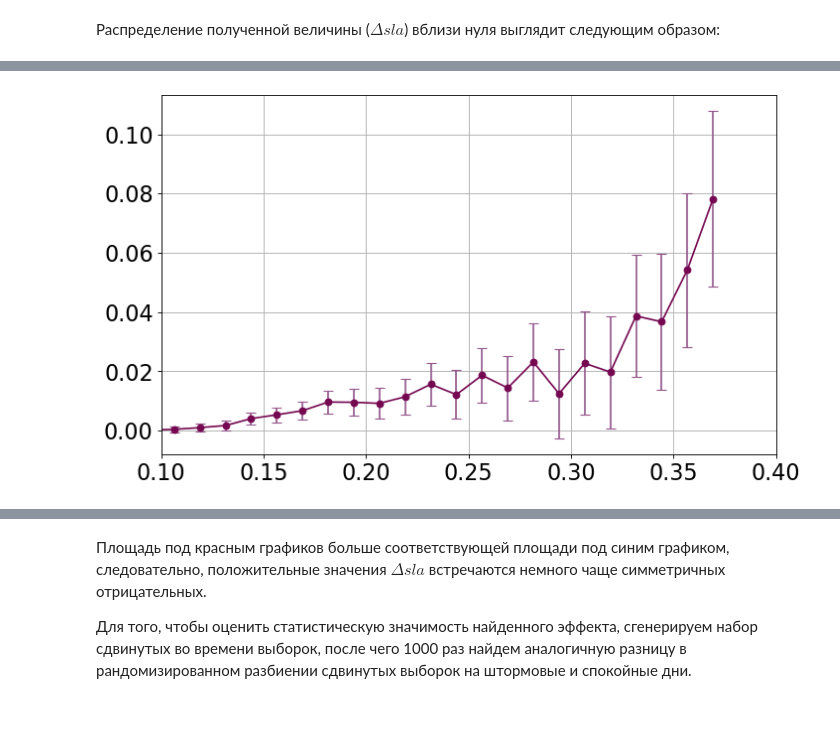
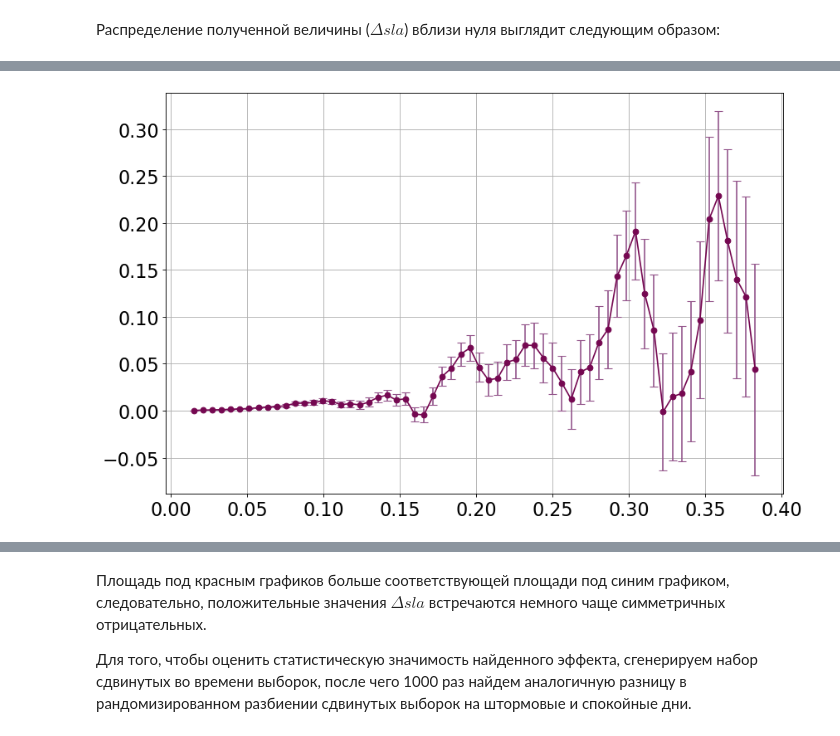
Before and after one commit to ebsamorodova/SlaAndWindProject, a Jupyter notebook: GetSubsetsProbabilityDifference.ipynb, the cells around one changed output, grey strips where cells are left out. Cells and saved outputs as stored; diff of their text form; code cells hidden in the pictures.

Commit message:
Update result pictures

```diff
--- a/GetSubsetsProbabilityDifference.ipynb
+++ b/GetSubsetsProbabilityDifference.ipynb
@@ -6,7 +6,7 @@ import matplotlib.pyplot as plt
 
 SUBSET_LEN = 11
 SHIFT_RECORDS = 16 # 0 или конец выборки + 6
-storm_wind_speed = 10 # [10 / 1.5, 10, 10 * 1.5]
+storm_wind_speed = 15 # [10 / 1.5, 10, 10 * 1.5]
 DPI = 80
 FIGSIZE, FIGSIZE_LONG = (10, 6), (12, 6)
 plt.rc('xtick', labelsize=20)
@@ -152,26 +151,20 @@ delta_6_7 = np.loadtxt("delta_{}.txt".format(6.7), dtype=float)
 # %%
-test_x = x[(x >= 0) & (x <= 0.4)]
 test_red = y[(x >= 0) & (x <= 0.4)]
 test_x_reverse = np.flip(x[(x < 0) & (x >= -0.4)])
 test_blue_reverse = np.flip(y[(x < 0) & (x >= -0.4)])
 
-assert(len(test_x) == len(test_x_reverse))
-assert(len(test_x) == len(test_red))
-assert(len(test_red) == len(test_blue_reverse))
+x_hist = x[(x >= 0) & (x <= 0.4)]
+y_hist_minus = test_red - test_blue_reverse
+y_hist_plus = test_red + test_blue_reverse
 
-eps = 1e-15
-mean_y = []
-mean_x = []
-for i in range(2, len(test_x) - 2):
+estimate_error = []
+for i in range(2, len(x_hist) - 2):
     sla_diff_expectation = 0.0
-    sum_density = 0.0
-    for j in range(i - 2, i + 3):
-        sla_diff_expectation += (test_red[j] - test_blue_reverse[j]) * test_x[j]
-        sum_density += test_red[j] + test_blue_reverse[j]
-    assert(abs(test_x[i] + test_x_reverse[i]) < eps)
-    mean_y.append(sla_diff_expectation / sum_density)
-    mean_x.append(test_x[i])
+    sla_sum_density = 0.0
+    for shift in range(-2, 3):
+        sla_diff_expectation += x_hist[i + shift] * y_hist_minus[i + shift]
+        sla_sum_density += y_hist_plus[i + shift]
+    estimate_error.append(sla_diff_expectation / sla_sum_density)
 
-error_file = open("estimate_error_file.txt", "a")
-print(storm_wind_speed, " ".join(map(str, mean_x)), " ".join(map(str, mean_y)), file=error_file)
-error_file.close()
+assert(len(estimate_error) == len(delta))
+assert(len(estimate_error) == len(x_hist[2:-2]))
@@ -214,15 +171,8 @@ fig.savefig("pictures/error_estimate_part_log.png")
 # %%
-mean_x = np.array(mean_x)
-mean_y = np.array(mean_y)
-
-fig = plt.figure(dpi=DPI, figsize=FIGSIZE)
-plt.errorbar(mean_x, mean_y, yerr=delta/2, fmt='-o',
+fig = plt.figure(dpi=80, figsize=(12, 8))
+plt.grid(True)
+plt.errorbar(x_hist[2:len(x_hist)-2], estimate_error, yerr=delta/2, fmt='-o',
              color="xkcd:velvet", ecolor="xkcd:purplish", capsize=4.5)
-plt.xlim((0.1, 0.4))
-plt.grid(True)
-#plt.yscale("log")
-#plt.xscale("log")
 plt.show()
-fig.savefig("pictures/error_estimate_{}.png".format(storm_wind_speed))
 # %% [output]
-[figure, old version]
+[figure, new version]
```
Also changed, not shown: parts of 21 cells of this notebook.
